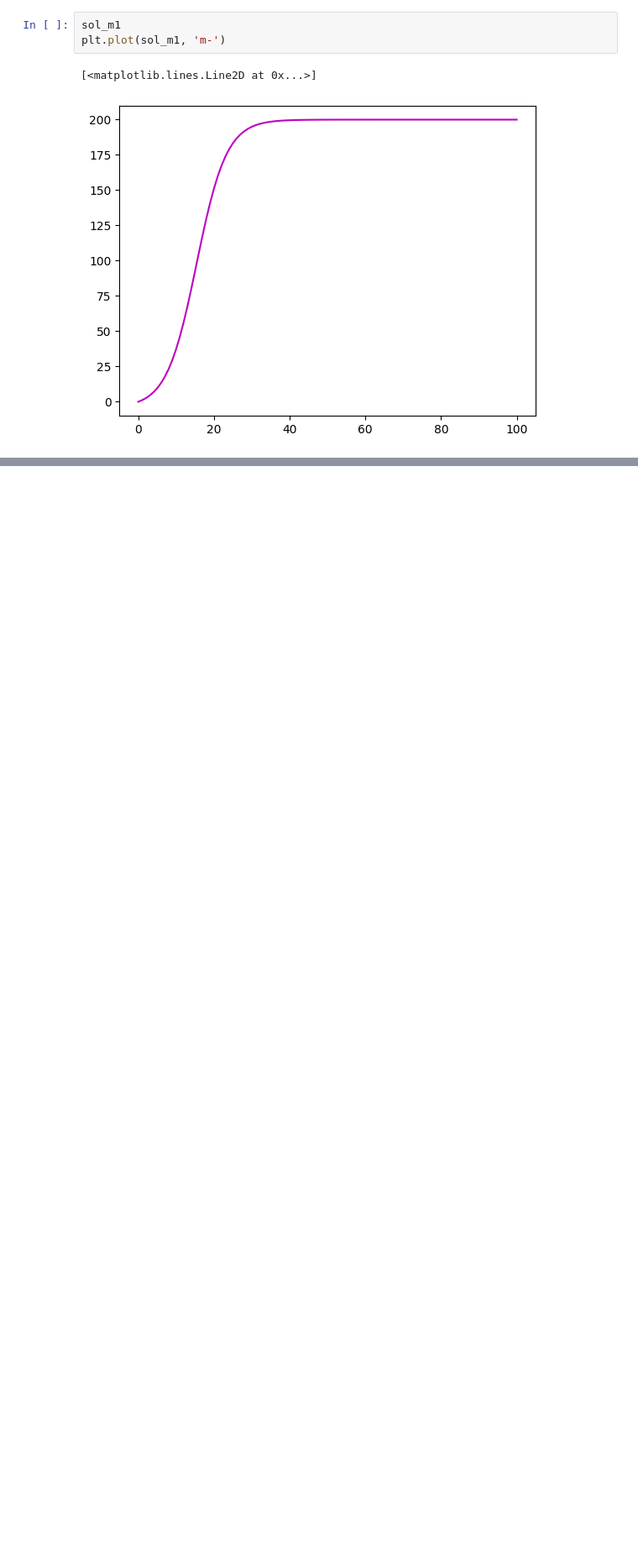
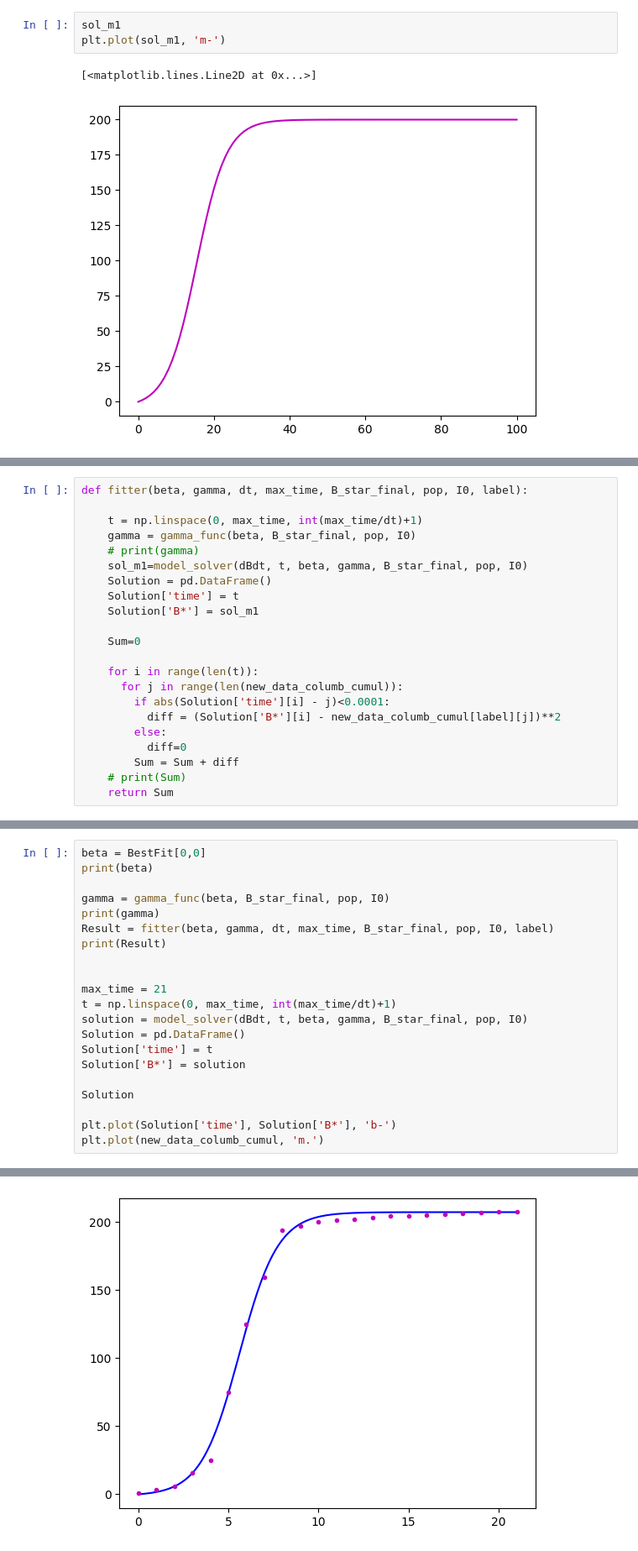
Before and after one commit to AndreiAf02/Math574_Project, a Jupyter notebook: SIR_Fitting_V5.ipynb, the cells around one changed output, grey strips where cells are left out. Shown at 84% size. Saved outputs shown, nothing was run; the diff lists cells and outputs as text; blank space fills up the shorter version.

```diff
--- a/SIR_Fitting_V5.ipynb
+++ b/SIR_Fitting_V5.ipynb
@@ -763,0 +753,22 @@ Name: B*, Length: 3001, dtype: float64
+# %%
+def fitter(beta, gamma, dt, max_time, B_star_final, pop, I0, label):
+
+    t = np.linspace(0, max_time, int(max_time/dt)+1)
+    gamma = gamma_func(beta, B_star_final, pop, I0)
+    # print(gamma)
+    sol_m1=model_solver(dBdt, t, beta, gamma, B_star_final, pop, I0)
+    Solution = pd.DataFrame()
+    Solution['time'] = t
+    Solution['B*'] = sol_m1
+
+    Sum=0
+
+    for i in range(len(t)):
+      for j in range(len(new_data_columb_cumul)):
+        if abs(Solution['time'][i] - j)<0.0001:
+          diff = (Solution['B*'][i] - new_data_columb_cumul[label][j])**2
+        else:
+          diff=0
+        Sum = Sum + diff
+    # print(Sum)
+    return Sum
@@ -763,0 +810,22 @@ Name: B*, Length: 3001, dtype: float64
+# %%
+beta = BestFit[0,0]
+print(beta)
+
+gamma = gamma_func(beta, B_star_final, pop, I0)
+print(gamma)
+Result = fitter(beta, gamma, dt, max_time, B_star_final, pop, I0, label)
+print(Result)
+
+
+max_time = 21
+t = np.linspace(0, max_time, int(max_time/dt)+1)
+solution = model_solver(dBdt, t, beta, gamma, B_star_final, pop, I0)
+Solution = pd.DataFrame()
+Solution['time'] = t
+Solution['B*'] = solution
+
+Solution
+
+plt.plot(Solution['time'], Solution['B*'], 'b-')
+plt.plot(new_data_columb_cumul, 'm.')
+# %% [output]
@@ -763,0 +836 @@ Name: B*, Length: 3001, dtype: float64
+[figure, added]
```
Also changed, not shown: parts of 12 cells of this notebook.
